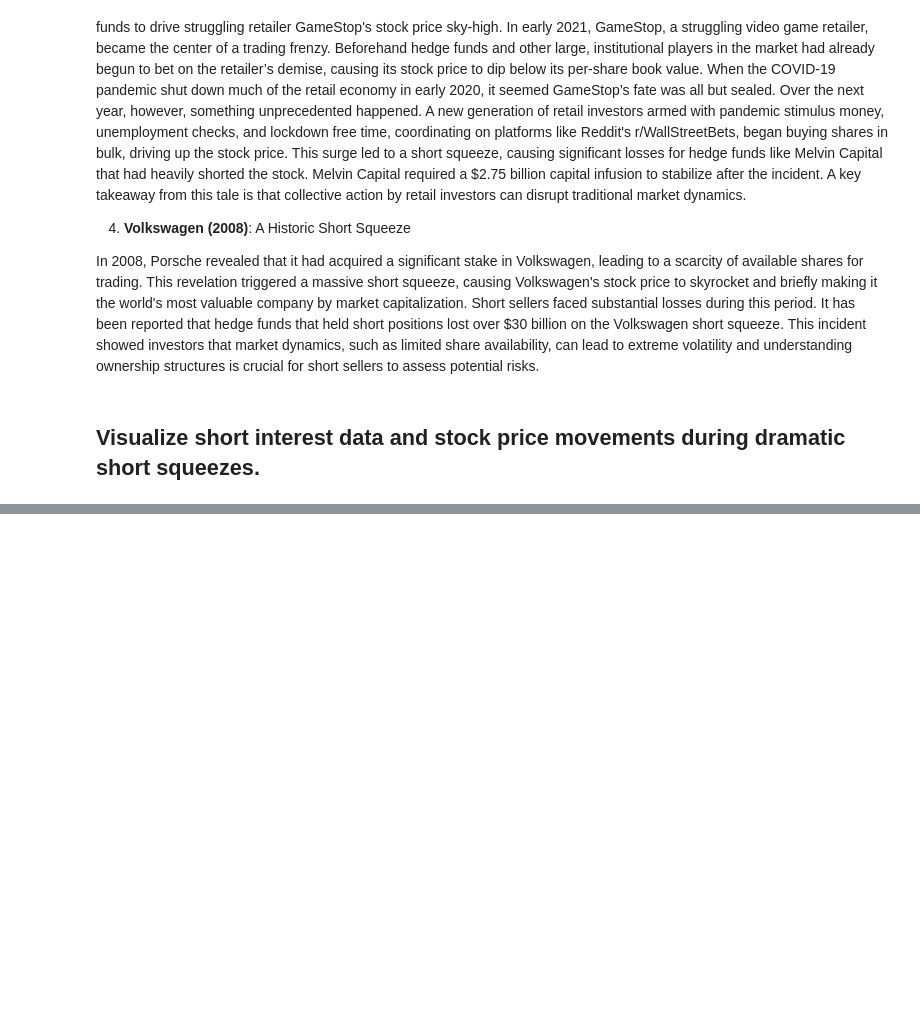
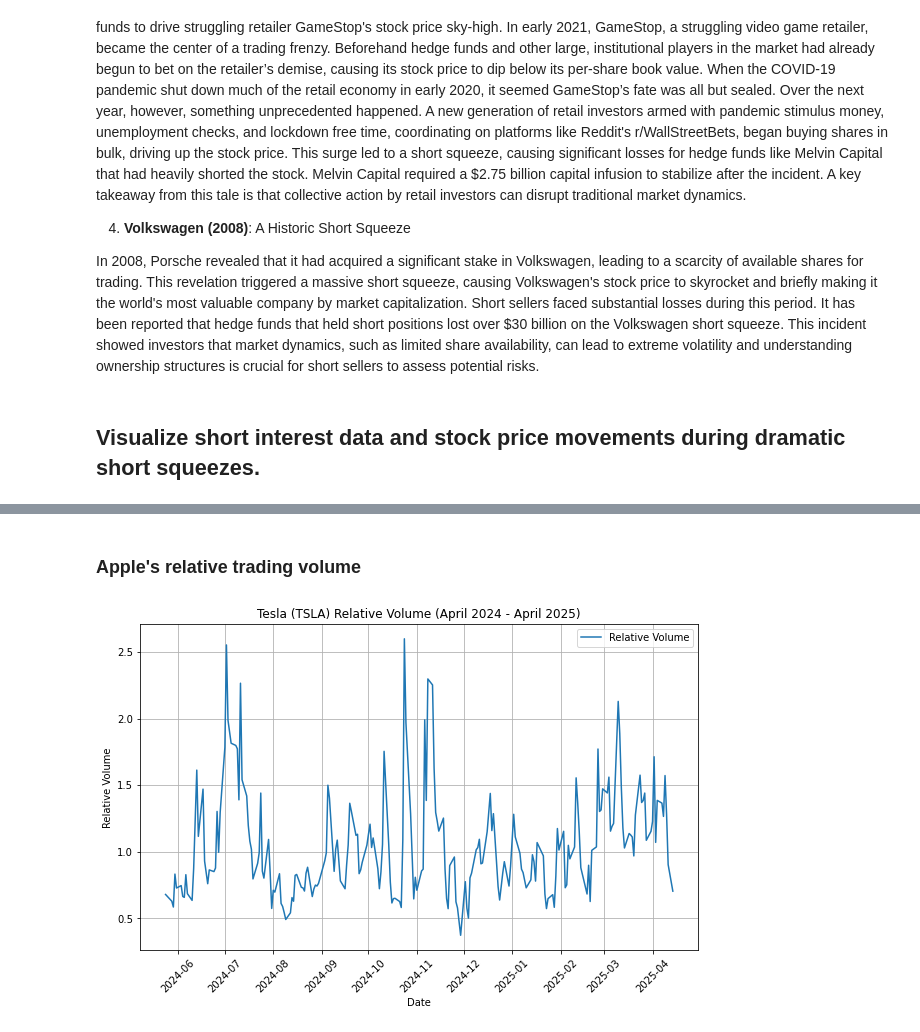
Before and after one commit to ttheszt27/financ_eng, a Jupyter notebook: project.ipynb, the cells around one changed output, grey strips where cells are left out. Drawn from its saved outputs; the diff is of its cells as text; code cells hidden in the pictures; blank space fills up the shorter version.

```diff
--- a/project.ipynb
+++ b/project.ipynb
@@ -85,0 +165,18 @@ In 2008, Porsche revealed that it had acquired a significant stake in Volkswagen
+# %% [markdown]
+### Apple's relative trading volume
+# %%
+data['30d_Avg_Volume'] = data['Volume'].rolling(window=30).mean()
+
+data['Relative_Volume'] = data['Volume'] / data['30d_Avg_Volume']
+
+plt.figure(figsize=(10, 6))
+plt.plot(data.index, data['Relative_Volume'], label='Relative Volume', color='tab:blue')
+plt.title('Tesla (TSLA) Relative Volume (April 2024 - April 2025)')
+plt.xlabel('Date')
+plt.ylabel('Relative Volume')
+plt.xticks(rotation=45)
+plt.grid(True)
+plt.legend()
+plt.show()
+# %% [output]
+[figure, added]
```
Also changed, not shown: parts of 12 cells of this notebook, 2 other files.
